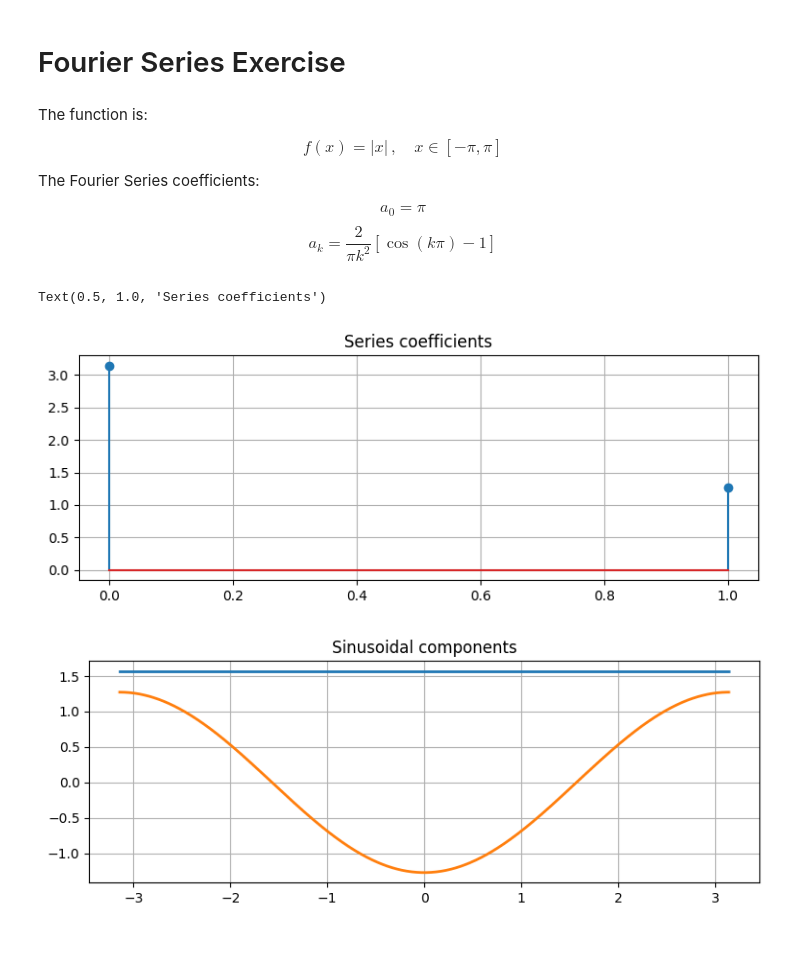
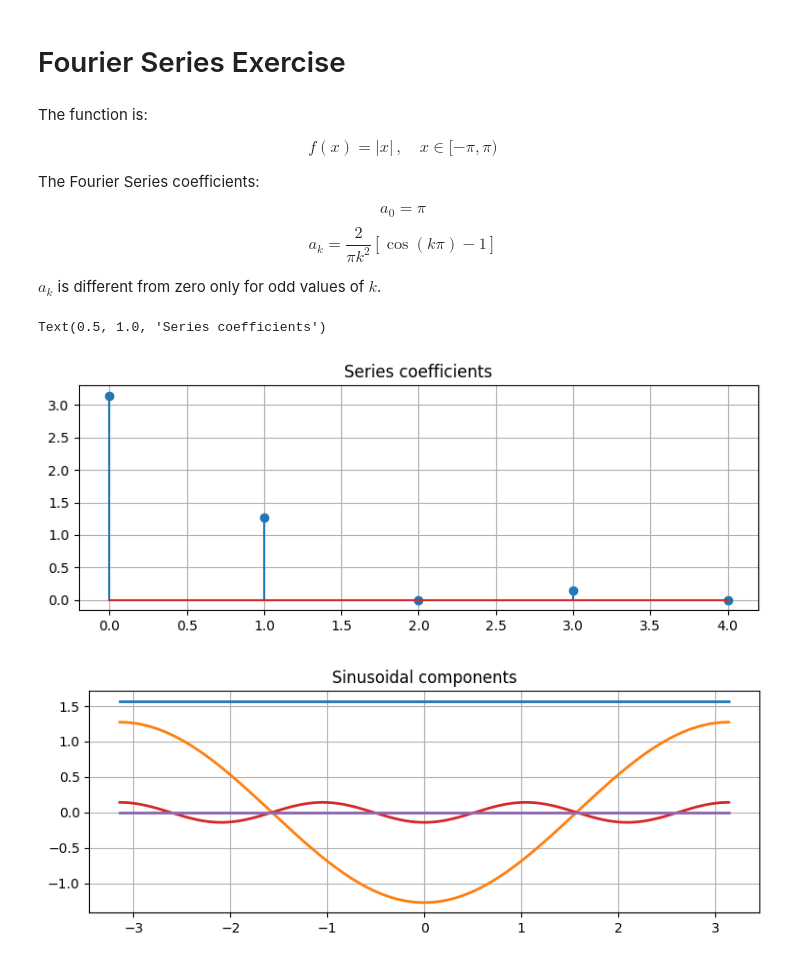
Before and after one commit to mandugo/SignalProcExamples, a Jupyter notebook: FS_Example.ipynb, the cells around one changed output. Saved outputs shown, nothing was run; the diff lists cells and outputs as text; code cells hidden in the pictures.

```diff
--- a/FS_Example.ipynb
+++ b/FS_Example.ipynb
@@ -6,27 +6,29 @@ import matplotlib.pyplot as plt
 # %% [markdown]
 The function is:
 
-$$ f(x) = | x | \, , \quad x \in [-\pi,\pi] $$
+$$ f(x) = | x | \, , \quad x \in [-\pi,\pi) $$
 
 The Fourier Series coefficients:
 
 $$ a_0 = \pi $$
 $$ a_k = \frac{2}{\pi k^2} \left[ \cos (k\pi) - 1\right] $$
+
+$a_k$ is different from zero only for odd values of $k$.
 # %%
-N_components = 2
+N_components = 5
 k = np.arange(1, N_components)
 a0 = np.pi
 ak = (2 / (np.pi * k**2)) * (np.cos(k * np.pi) - 1)
 a = np.concatenate(([a0], ak))
 k1 = np.concatenate(([0], k))
 
 plt.figure(figsize=(9,3))
 plt.stem(k1, np.abs(a))
 plt.grid(True)
 plt.title('Series coefficients')
 # %% [output]
 Text(0.5, 1.0, 'Series coefficients')
-[figure, old version]
+[figure, new version]
 # %%
 # Signal construction
 jumpEven = False
@@ -50,7 +52,7 @@ for ind in range(1, len(k1)):
         sig[ind, :] = a[ind] * np.cos(k1[ind] * x)
         plt.plot(x,sig[ind, :], linewidth=2)
 # %% [output]
-[figure, old version]
+[figure, new version]
 # %%
 # Synthesis of the signal
 synth = np.sum(sig, axis=0)
```
Also changed, not shown: parts of 1 cell of this notebook.
